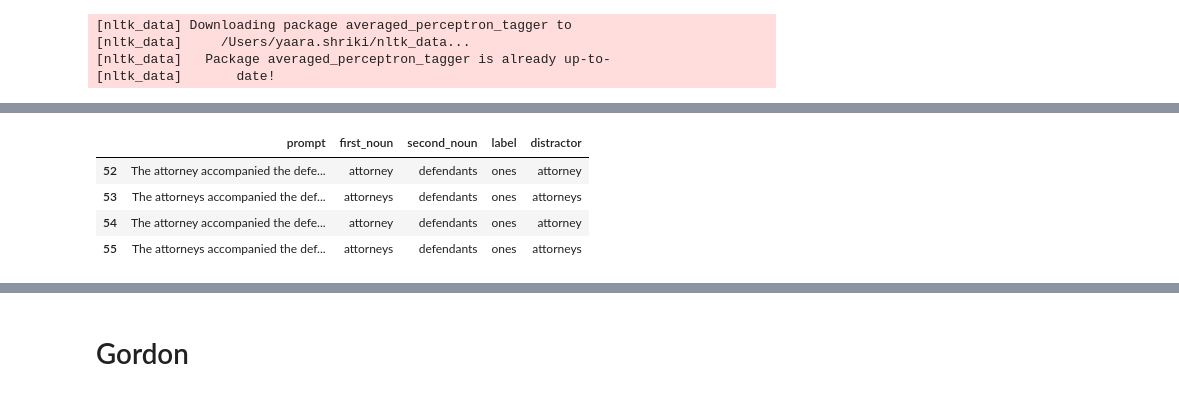
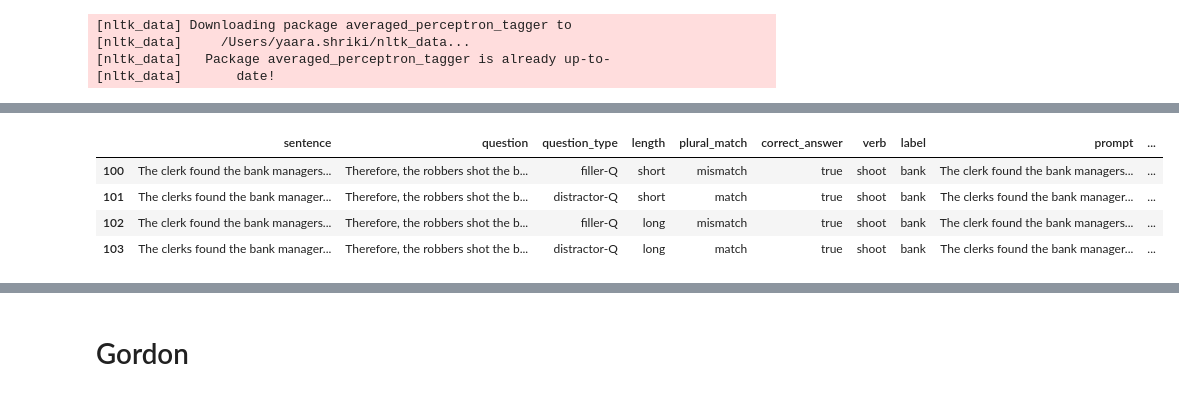
Before and after one commit to yaaras/CognitiveSkills, a Jupyter notebook: niki/process_data.ipynb, the cells around one changed output, grey strips where cells are left out. Cells and saved outputs as stored; diff of their text form; code cells hidden in the pictures.

Commit message:
fix double word labels in niki dataset

```diff
--- a/niki/process_data.ipynb
+++ b/niki/process_data.ipynb
@@ -8,7 +8,7 @@ nltk.download('punkt')
 [nltk_data]   Package punkt is already up-to-date!
 True
 # %%
-df_niki = pd.read_json(path_or_buf="data/experiment_niki.jsonl", lines=True)
+df_niki = pd.read_json(path_or_buf="../data/experiment_niki.jsonl", lines=True)
 df_niki
 # %% [output]
 |  | sentence | question | question_type | length | gender_match | correct_answer |
@@ -167,8 +175,14 @@ df_niki["distractor"] = df_niki.apply(lambda row: row["first_noun"] if row["firs
+# %%
+# fix the double word labels
+df_niki.loc[df_niki.label == "ones", "label"] = "accused"
+df_niki.loc[df_niki.label == "women", "label"] = "old"
+df_niki.loc[df_niki.label == "players", "label"] = "tennis"
+df_niki.loc[df_niki.label == "managers", "label"] = "bank"
 # %%
-df_niki.loc[df_niki.label == "ones"][["prompt","first_noun","second_noun","label","distractor"]]
+df_niki.loc[df_niki.label == "bank"]
 # %% [output]
-|  | prompt | first_noun | second_noun | label | distractor |
-| 52 | The attorney accompanied the defe... | attorney | defendants | ones | attorney |
-| 53 | The attorneys accompanied the def... | attorneys | defendants | ones | attorneys |
-| 54 | The attorney accompanied the defe... | attorney | defendants | ones | attorney |
-| 55 | The attorneys accompanied the def... | attorneys | defendants | ones | attorneys |
+|  | sentence | question | question_type | length | plural_match | correct_answer | verb | label | prompt | ... |
+| 100 | The clerk found the bank managers... | Therefore, the robbers shot the b... | filler-Q | short | mismatch | true | shoot | bank | The clerk found the bank managers... | ... |
+| 101 | The clerks found the bank manager... | Therefore, the robbers shot the b... | distractor-Q | short | match | true | shoot | bank | The clerks found the bank manager... | ... |
+| 102 | The clerk found the bank managers... | Therefore, the robbers shot the b... | filler-Q | long | mismatch | true | shoot | bank | The clerk found the bank managers... | ... |
+| 103 | The clerks found the bank manager... | Therefore, the robbers shot the b... | distractor-Q | long | match | true | shoot | bank | The clerks found the bank manager... | ... |
```
Also changed, not shown: parts of 32 cells of this notebook.
